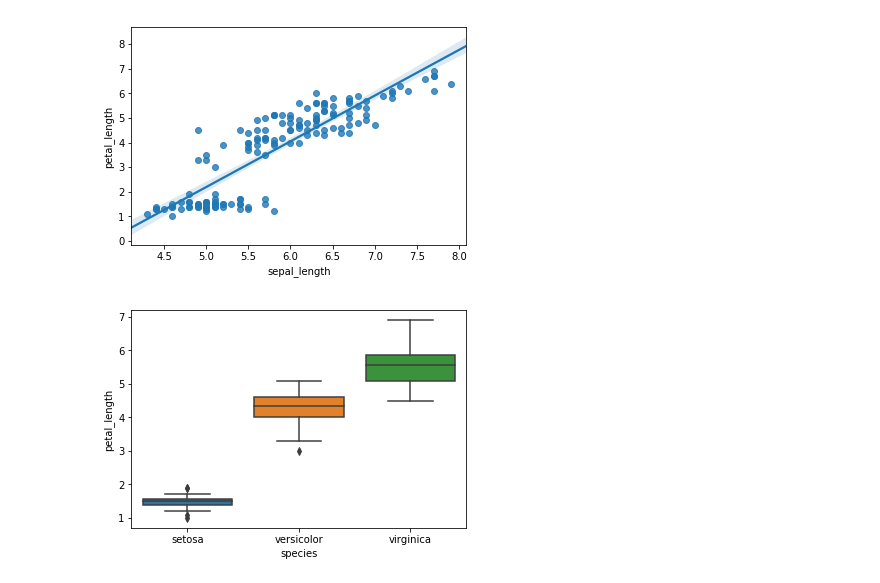
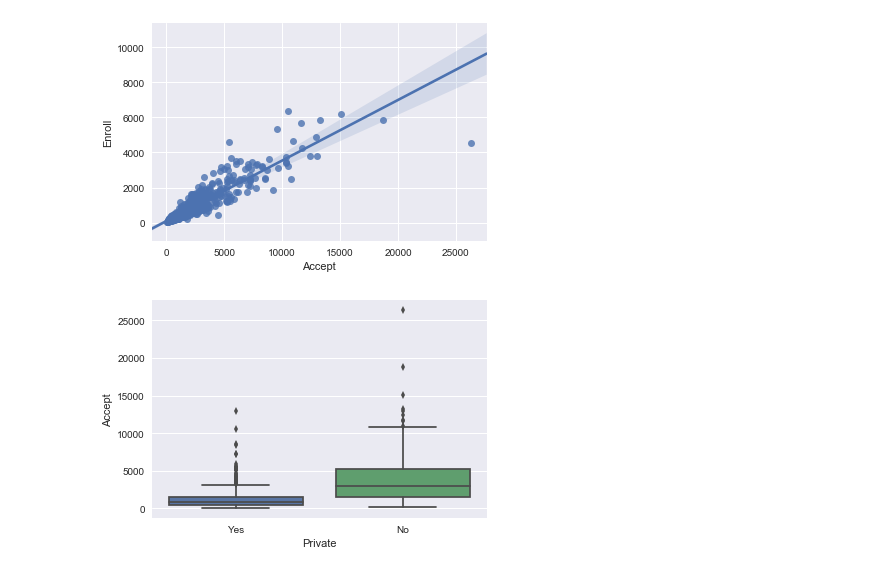
Before and after one commit to betas-org/betas, a Jupyter notebook: betas/linear_regression/demo_analysis_plot.ipynb, the cells around one changed output. Drawn from its saved outputs; the diff is of its cells as text; code cells hidden in the pictures.

Commit message:
use college data in regression analysis demo

```diff
--- a/betas/linear_regression/demo_analysis_plot.ipynb
+++ b/betas/linear_regression/demo_analysis_plot.ipynb
@@ -7 +3,17 @@ iris = sns.load_dataset('iris')
+# %%
+import analysis_plot as plt
+import pandas as pd
+
+# Display all of the results.
+from IPython.core.interactiveshell import InteractiveShell
+InteractiveShell.ast_node_interactivity = "all"
+
+# Hide warnings
+import warnings
+warnings.filterwarnings('ignore')
+
+# import college data
+college = pd.read_csv('../../data/college.csv', sep=',', header=0)
+college.rename(columns={'Unnamed: 0': 'College'}, inplace=True)
+college = college.set_index('College')
 # %%
@@ -19,0 +29,2 @@ myplot = plt.analysis_plot(iris, predictors=X, response=Y)
+# %%
+myplot = plt.analysis_plot(college)
@@ -19,0 +34,7 @@ myplot = plt.analysis_plot(iris, predictors=X, response=Y)
+# %%
+X = list(college.columns[1:4])
+Y = 'Private'
+myplot.set_predictors(X)
+myplot.set_response(Y)
+myplot.get_predictors()
+myplot.get_response()
@@ -24,3 +47,0 @@ myplot.matrix_plot(label=Y)
-# %%
-myplot = plt.analysis_plot(iris)
-myplot.corr_heatmap()
@@ -29,8 +52,8 @@ myplot.corr_heatmap()
 # %%
-myplot.reg_plot('sepal_length', 'petal_length')
+myplot.reg_plot('Accept', 'Enroll')
 # %% [output]
-[figure, old version]
+[figure, new version]
 # %%
-myplot.box_plot('species', 'petal_length')
+myplot.box_plot('Private', 'Accept')
 # %% [output]
-[figure, old version]
+[figure, new version]
```
Also changed, not shown: parts of 18 cells of this notebook, 4 other files.
